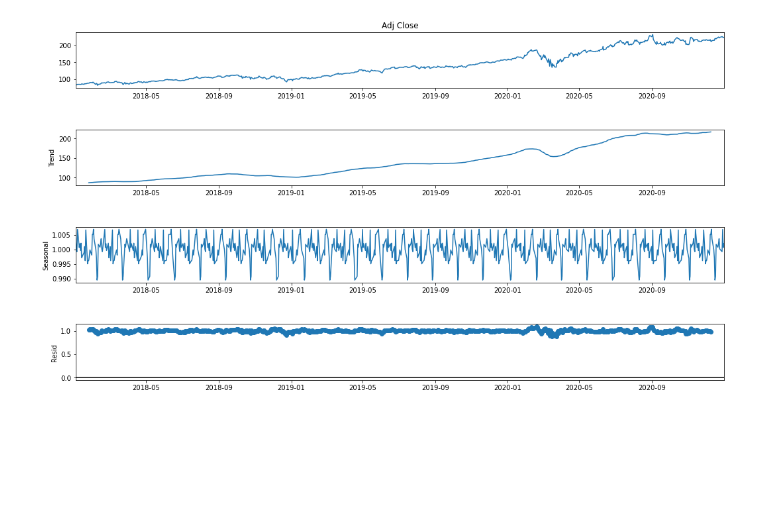
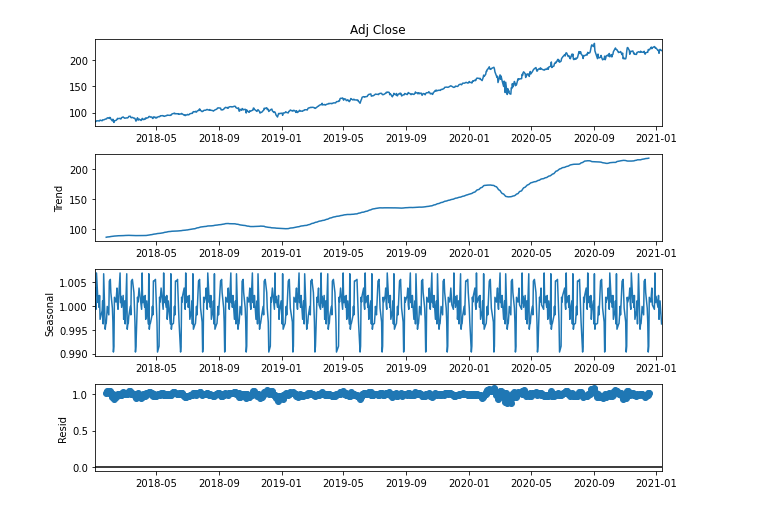
Before and after one commit to Speedbird45Bravo/Forecasting, a Jupyter notebook: ARIMA_MSFT_AdjClose.ipynb, the cells around one changed output. Saved outputs shown, nothing was run; the diff lists cells and outputs as text; code cells hidden in the pictures; blank space fills up the shorter version.

```diff
--- a/ARIMA_MSFT_AdjClose.ipynb
+++ b/ARIMA_MSFT_AdjClose.ipynb
@@ -34,2 +35,5 @@ Stock observations for MSFT between 2018-01-01 00:00:00 and 2021-01-04 00:34:38.
+# %%
+from pylab import rcParams
+rcParams['figure.figsize'] = (9,6.75)
 # %%
 def test_stationarity(timeseries):
@@ -63,8 +68,7 @@ dtype: float64
 # %%
 # Seasonal decomposition examination.
 sd = seasonal_decompose(timeseries, model='multiplicative', period=30)
 fig = sd.plot()
-fig.set_size_inches(16,9)
 plt.show()
 # %% [output]
-[figure, old version]
+[figure, new version]
```
Also changed, not shown: parts of 7 cells of this notebook.
